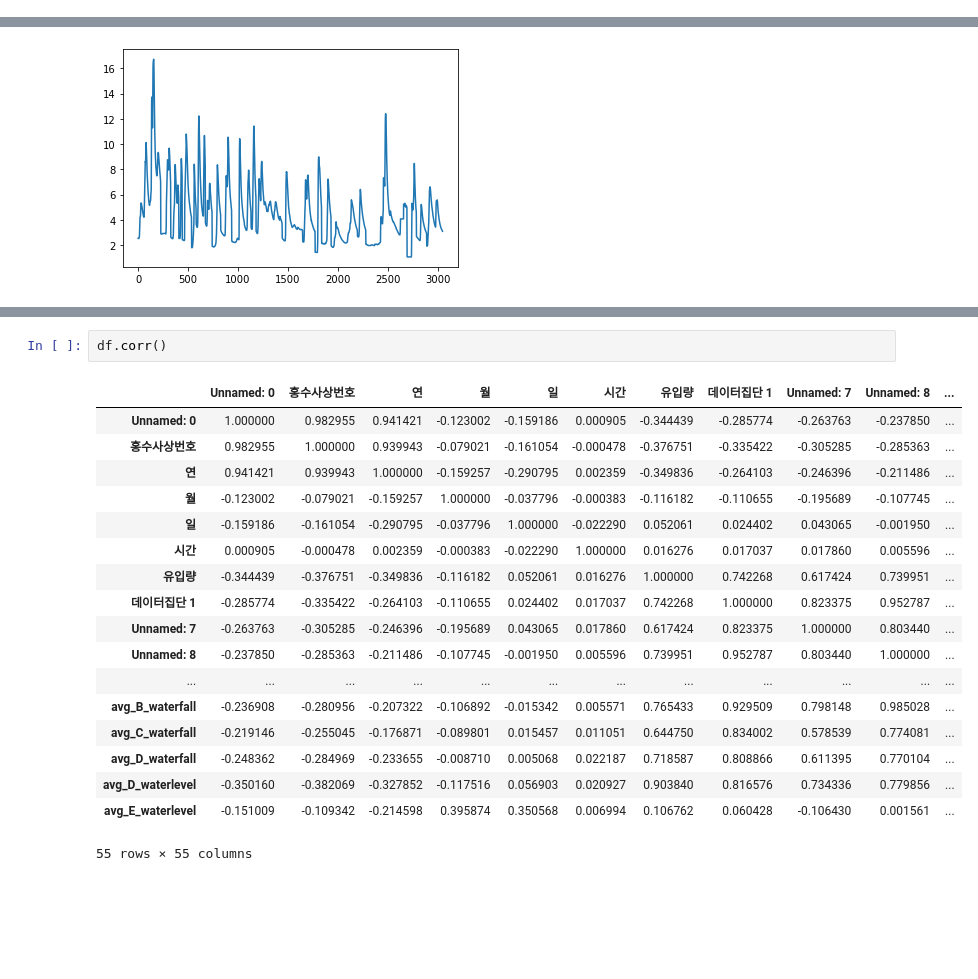
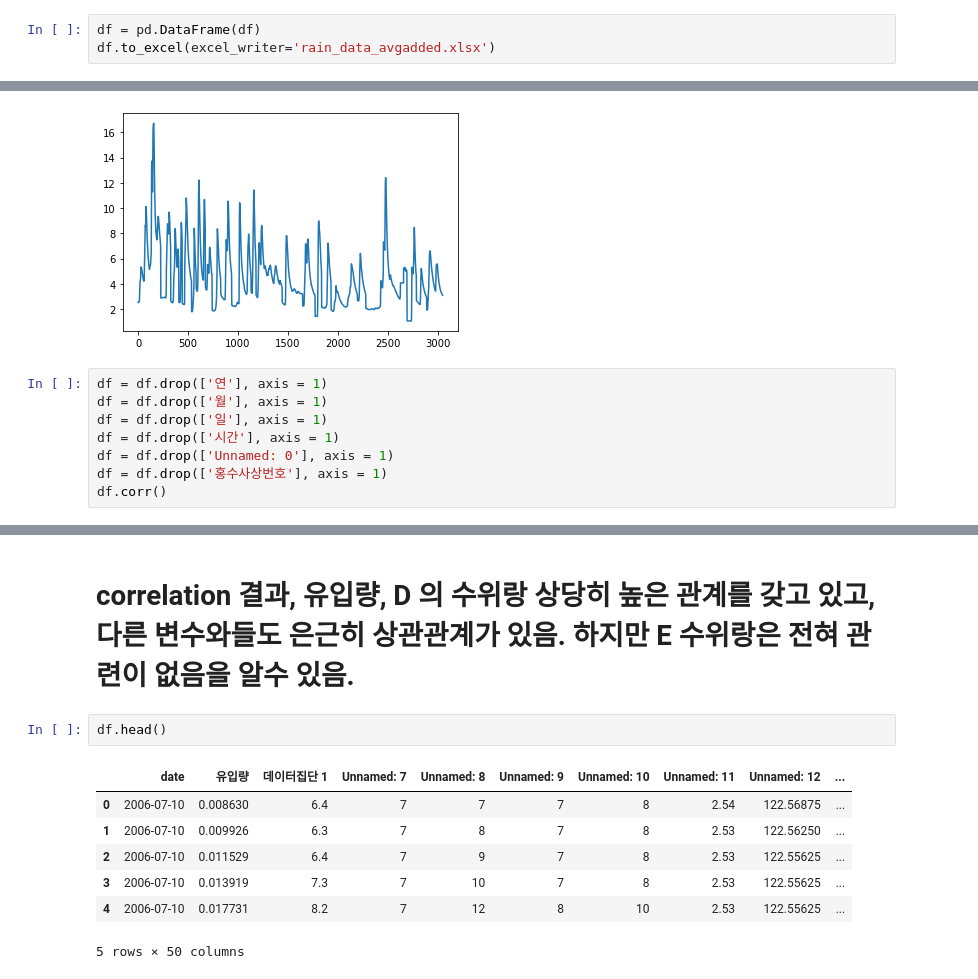
Before and after one commit to dannyljw/bigcontest, a Jupyter notebook: correlation.ipynb, the cells around one changed output, grey strips where cells are left out. Saved outputs shown, nothing was run; the diff lists cells and outputs as text; blank space fills up the shorter version.

Commit message:
checking correlation
checking correlation between the variables

```diff
--- a/what.ipynb
+++ b/correlation.ipynb
@@ -33,6 +33,9 @@ df.head()
 | 3 | 4 | 1 | 2006 | 7 | 10 | 2006-07-10 | 11 | 302.812199 | 7.3 | 7 | ... |
 | 4 | 5 | 1 | 2006 | 7 | 10 | 2006-07-10 | 12 | 384.783406 | 8.2 | 7 | ... |
 5 rows × 56 columns
+# %%
+df = pd.DataFrame(df)
+df.to_excel(excel_writer='rain_data_avgadded.xlsx')
 # %%
 plt.plot(df['유입량'])
 # %% [output]
@@ -81,3 +84,11 @@ plt.plot(df['avg_D_waterlevel'])
 # %% [output]
 [<matplotlib.lines.Line2D at 0x...>]
 [figure]
+# %%
+df = df.drop(['연'], axis = 1)
+df = df.drop(['월'], axis = 1)
+df = df.drop(['일'], axis = 1)
+df = df.drop(['시간'], axis = 1)
+df = df.drop(['Unnamed: 0'], axis = 1)
+df = df.drop(['홍수사상번호'], axis = 1)
+df.corr()
@@ -84,21 +114,12 @@ plt.plot(df['avg_D_waterlevel'])
+# %% [markdown]
+# correlation 결과, 유입량, D 의 수위랑 상당히 높은 관계를 갖고 있고, 다른 변수와들도 은근히 상관관계가 있음. 하지만 E 수위랑은 전혀 관련이 없음을 알수 있음.
 # %%
-df.corr()
+df.head()
 # %% [output]
-|  | Unnamed: 0 | 홍수사상번호 | 연 | 월 | 일 | 시간 | 유입량 | 데이터집단 1 | Unnamed: 7 | Unnamed: 8 | ... |
-| Unnamed: 0 | 1.000000 | 0.982955 | 0.941421 | -0.123002 | -0.159186 | 0.000905 | -0.344439 | -0.285774 | -0.263763 | -0.237850 | ... |
-| 홍수사상번호 | 0.982955 | 1.000000 | 0.939943 | -0.079021 | -0.161054 | -0.000478 | -0.376751 | -0.335422 | -0.305285 | -0.285363 | ... |
-| 연 | 0.941421 | 0.939943 | 1.000000 | -0.159257 | -0.290795 | 0.002359 | -0.349836 | -0.264103 | -0.246396 | -0.211486 | ... |
-| 월 | -0.123002 | -0.079021 | -0.159257 | 1.000000 | -0.037796 | -0.000383 | -0.116182 | -0.110655 | -0.195689 | -0.107745 | ... |
-| 일 | -0.159186 | -0.161054 | -0.290795 | -0.037796 | 1.000000 | -0.022290 | 0.052061 | 0.024402 | 0.043065 | -0.001950 | ... |
-| 시간 | 0.000905 | -0.000478 | 0.002359 | -0.000383 | -0.022290 | 1.000000 | 0.016276 | 0.017037 | 0.017860 | 0.005596 | ... |
-| 유입량 | -0.344439 | -0.376751 | -0.349836 | -0.116182 | 0.052061 | 0.016276 | 1.000000 | 0.742268 | 0.617424 | 0.739951 | ... |
-| 데이터집단 1 | -0.285774 | -0.335422 | -0.264103 | -0.110655 | 0.024402 | 0.017037 | 0.742268 | 1.000000 | 0.823375 | 0.952787 | ... |
-| Unnamed: 7 | -0.263763 | -0.305285 | -0.246396 | -0.195689 | 0.043065 | 0.017860 | 0.617424 | 0.823375 | 1.000000 | 0.803440 | ... |
-| Unnamed: 8 | -0.237850 | -0.285363 | -0.211486 | -0.107745 | -0.001950 | 0.005596 | 0.739951 | 0.952787 | 0.803440 | 1.000000 | ... |
-| ... | ... | ... | ... | ... | ... | ... | ... | ... | ... | ... | ... |
-| avg_B_waterfall | -0.236908 | -0.280956 | -0.207322 | -0.106892 | -0.015342 | 0.005571 | 0.765433 | 0.929509 | 0.798148 | 0.985028 | ... |
-| avg_C_waterfall | -0.219146 | -0.255045 | -0.176871 | -0.089801 | 0.015457 | 0.011051 | 0.644750 | 0.834002 | 0.578539 | 0.774081 | ... |
-| avg_D_waterfall | -0.248362 | -0.284969 | -0.233655 | -0.008710 | 0.005068 | 0.022187 | 0.718587 | 0.808866 | 0.611395 | 0.770104 | ... |
-| avg_D_waterlevel | -0.350160 | -0.382069 | -0.327852 | -0.117516 | 0.056903 | 0.020927 | 0.903840 | 0.816576 | 0.734336 | 0.779856 | ... |
-| avg_E_waterlevel | -0.151009 | -0.109342 | -0.214598 | 0.395874 | 0.350568 | 0.006994 | 0.106762 | 0.060428 | -0.106430 | 0.001561 | ... |
+|  | date | 유입량 | 데이터집단 1 | Unnamed: 7 | Unnamed: 8 | Unnamed: 9 | Unnamed: 10 | Unnamed: 11 | Unnamed: 12 | ... |
+| 0 | 2006-07-10 | 0.008630 | 6.4 | 7 | 7 | 7 | 8 | 2.54 | 122.56875 | ... |
+| 1 | 2006-07-10 | 0.009926 | 6.3 | 7 | 8 | 7 | 8 | 2.53 | 122.56250 | ... |
+| 2 | 2006-07-10 | 0.011529 | 6.4 | 7 | 9 | 7 | 8 | 2.53 | 122.55625 | ... |
+| 3 | 2006-07-10 | 0.013919 | 7.3 | 7 | 10 | 7 | 8 | 2.53 | 122.55625 | ... |
+| 4 | 2006-07-10 | 0.017731 | 8.2 | 7 | 12 | 8 | 10 | 2.53 | 122.55625 | ... |
-55 rows × 55 columns
+5 rows × 50 columns
```
Also changed, not shown: parts of 1 cell of this notebook, 8 other files.
